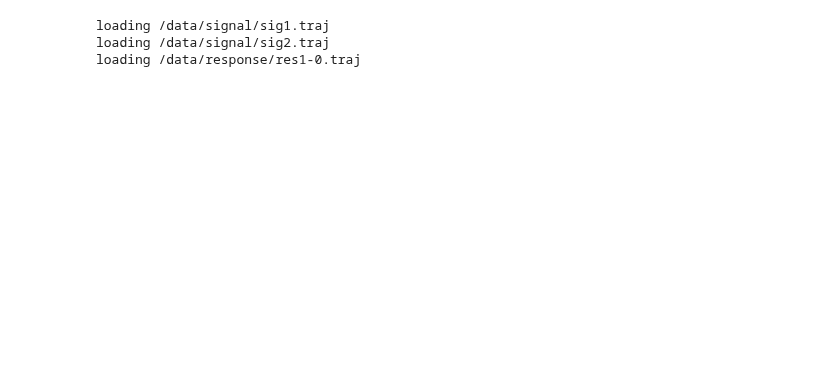
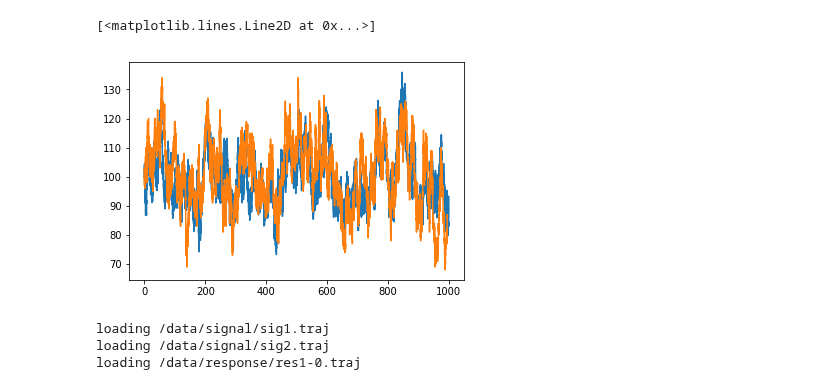
Before and after one commit to manuel-rhdt/master-thesis, a Jupyter notebook: analyzer/Analyze.ipynb, the cells around one changed output. Saved outputs shown, nothing was run; the diff lists cells and outputs as text; code cells hidden in the pictures; blank space fills up the shorter version.

```diff
--- a/analyzer/Analyze.ipynb
+++ b/analyzer/Analyze.ipynb
@@ -20,4 +22,4 @@ Loading BokehJS ...
 # %%
 from analyzer import analyzer
 # %%
-data = analyzer.load_trajectory(pathlib.Path('/data/test.traj'))
+data = analyzer.load_trajectory(pathlib.Path('/dev/shm/response.traj'))
@@ -28,0 +37,7 @@ ImportError: No module named 'numba'
+# %%
+signal = analyzer.load_trajectory(pathlib.Path('/dev/shm/signal.traj'))
+plt.plot(signal['timestamps'], signal['components']['S'] * 0.2);
+plt.plot(data['timestamps'], data['components']['X'])
+# %% [output]
+[<matplotlib.lines.Line2D at 0x...>]
+[figure, added]
```
Also changed, not shown: parts of 5 cells of this notebook, 14 other files.
